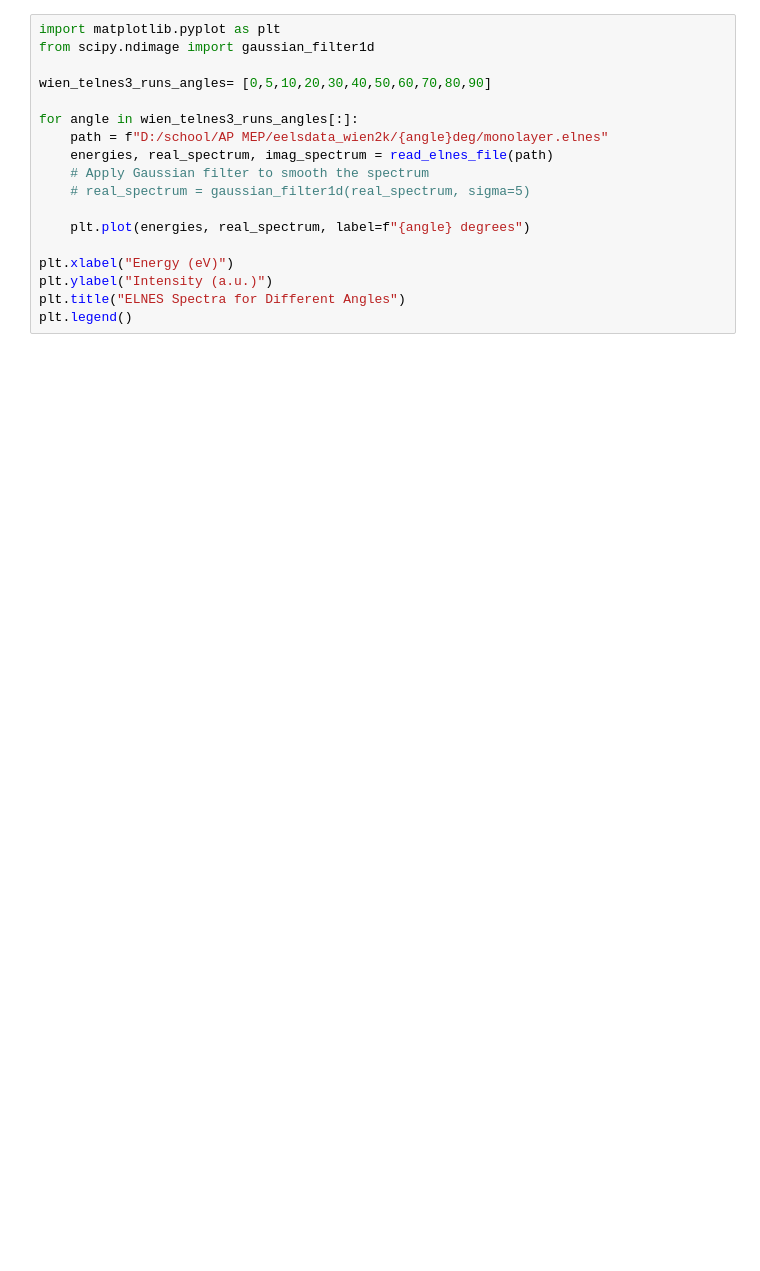
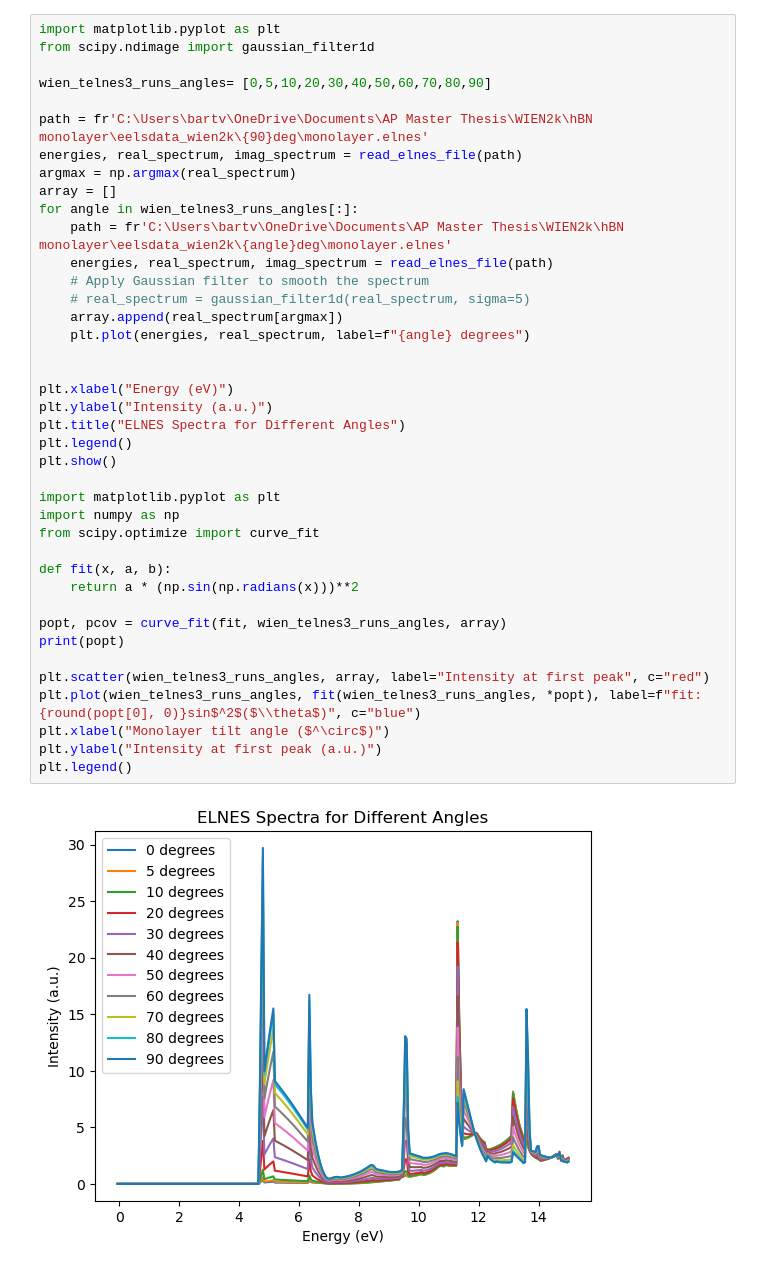
Before and after one commit to BWielen/CLFitter, a Jupyter notebook: Unrelated/WIEN2k_ELNES.ipynb, the cells around one changed output. Drawn from its saved outputs; the diff is of its cells as text; blank space fills up the shorter version.

```diff
--- a/Unrelated/WIEN2k_ELNES.ipynb
+++ b/Unrelated/WIEN2k_ELNES.ipynb
@@ -36,19 +38,42 @@ energies, real_spectrum, imag_spectrum = read_elnes_file(path)
 # %%
 import matplotlib.pyplot as plt
 from scipy.ndimage import gaussian_filter1d
 
 wien_telnes3_runs_angles= [0,5,10,20,30,40,50,60,70,80,90]
 
+path = fr'C:\Users\bartv\OneDrive\Documents\AP Master Thesis\WIEN2k\hBN monolayer\eelsdata_wien2k\{90}deg\monolayer.elnes'
+energies, real_spectrum, imag_spectrum = read_elnes_file(path)
+argmax = np.argmax(real_spectrum)
+array = []
 for angle in wien_telnes3_runs_angles[:]:
-    path = f"D:/school/AP MEP/eelsdata_wien2k/{angle}deg/monolayer.elnes"
+    path = fr'C:\Users\bartv\OneDrive\Documents\AP Master Thesis\WIEN2k\hBN monolayer\eelsdata_wien2k\{angle}deg\monolayer.elnes'
     energies, real_spectrum, imag_spectrum = read_elnes_file(path)
     # Apply Gaussian filter to smooth the spectrum
     # real_spectrum = gaussian_filter1d(real_spectrum, sigma=5)
+    array.append(real_spectrum[argmax])
+    plt.plot(energies, real_spectrum, label=f"{angle} degrees")
 
-    plt.plot(energies, real_spectrum, label=f"{angle} degrees")
 
 plt.xlabel("Energy (eV)")
 plt.ylabel("Intensity (a.u.)")
 plt.title("ELNES Spectra for Different Angles")
 plt.legend()
+plt.show()
+
+import matplotlib.pyplot as plt
+import numpy as np
+from scipy.optimize import curve_fit
+
+def fit(x, a, b):
+    return a * (np.sin(np.radians(x)))**2
+
+popt, pcov = curve_fit(fit, wien_telnes3_runs_angles, array)
+print(popt)
+
+plt.scatter(wien_telnes3_runs_angles, array, label="Intensity at first peak", c="red")
+plt.plot(wien_telnes3_runs_angles, fit(wien_telnes3_runs_angles, *popt), label=f"fit: {round(popt[0], 0)}sin$^2$($\\theta$)", c="blue")
+plt.xlabel("Monolayer tilt angle ($^\circ$)")
+plt.ylabel("Intensity at first peak (a.u.)")
+plt.legend()
 # %% [output]
+[figure, new version]
```
Also changed, not shown: parts of 2 cells of this notebook, 5 other files.
